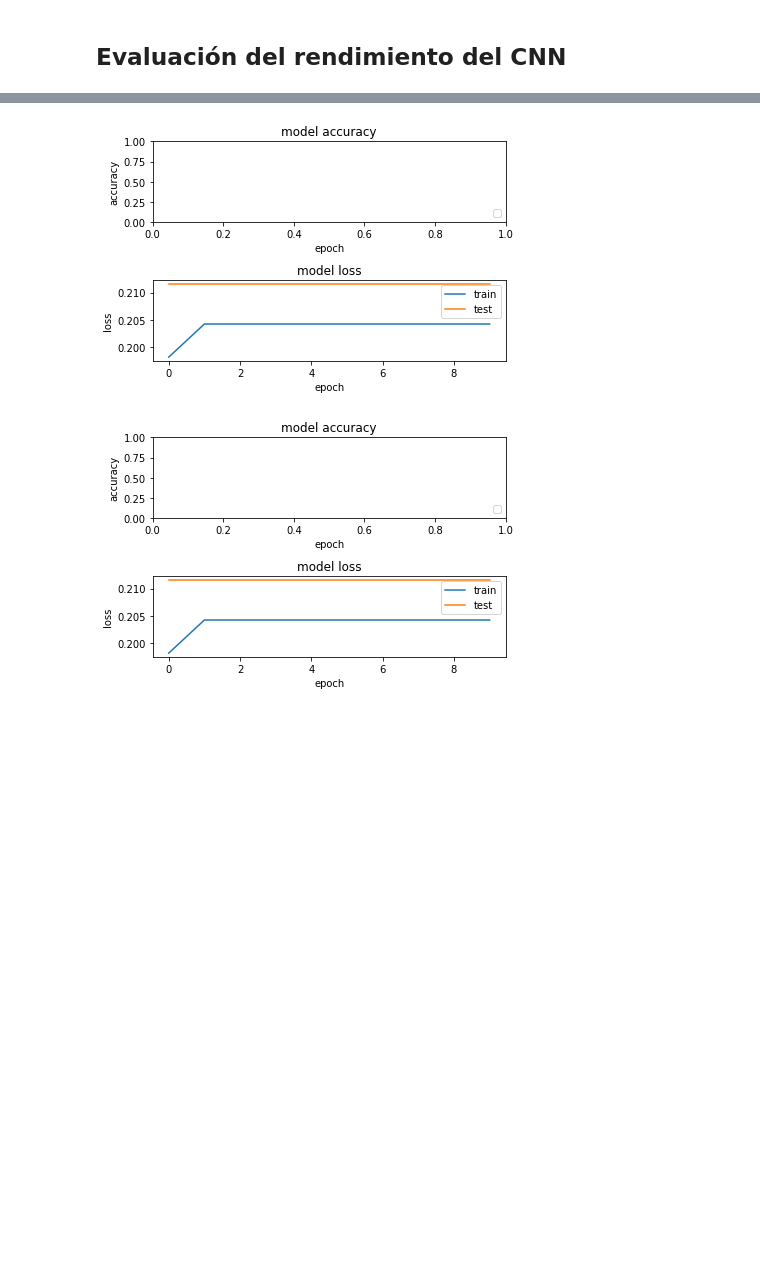
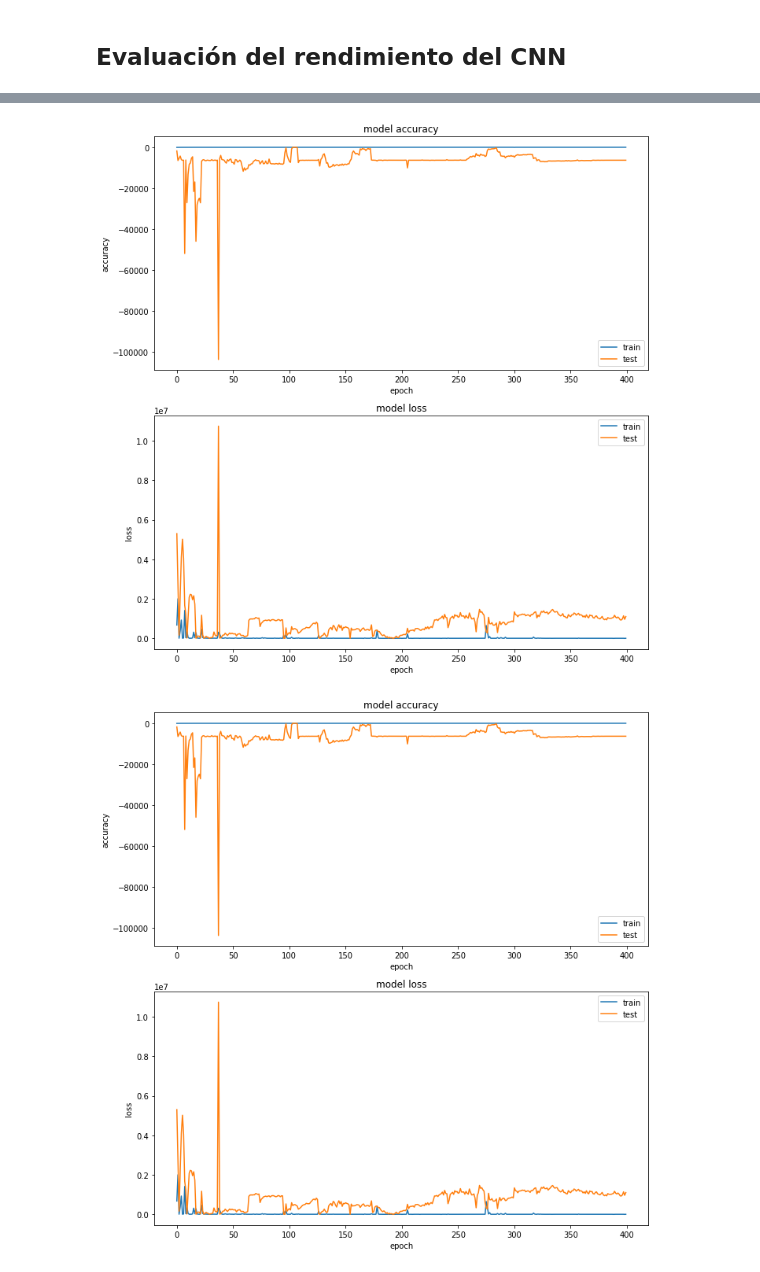
Before and after one commit to MaestriaElectronicaTEC/patterns-recognition, a Jupyter notebook: proyecto_final/ProyectoFinal-parte2.ipynb, the cells around one changed output, grey strips where cells are left out. Saved outputs shown, nothing was run; the diff lists cells and outputs as text; code cells hidden in the pictures; blank space fills up the shorter version.

```diff
--- a/proyecto_final/ProyectoFinal-parte2.ipynb
+++ b/proyecto_final/ProyectoFinal-parte2.ipynb
@@ -18,14 +25,15 @@ Using TensorFlow backend.
 ## Conjunto de datos
 # %%
 def load_image( infilename ) :
-    img = Image.open( './distorted_images/' + infilename ).convert('L')
+    img = Image.open( '/floyd/input/pvqm_db/distorted_images/' + infilename )
     img.load()
     data = np.asarray( img, dtype="int32" )
     return data
 # %%
 from os import listdir
 from os.path import isfile, join
-onlyfiles = [f for f in listdir('distorted_images') if isfile(join('distorted_images', f))]
+path = '/floyd/input/pvqm_db/distorted_images'
+onlyfiles = [f for f in listdir(path) if isfile(join(path, f))]
 
 imageDataset = []
 index = 0
@@ -62,6 +70,7 @@ for i in range(5):
 # %%
 #input image size 28*28
 img_rows , img_cols = 384, 512
+depth = 3
 
 #reshaping
 #this assumes our data format
@@ -69,11 +78,13 @@ img_rows , img_cols = 384, 512
 #"channels_first" assumes (channels, conv_dim1, conv_dim2, conv_dim3).
 
 if k.image_data_format() == 'channels_first':
-    imageDataset = imageDataset.reshape(imageDataset.shape[0], 1, img_rows, img_cols)
+    print('channels first')
+    imageDataset = imageDataset.reshape(imageDataset.shape[0], depth, img_rows, img_cols)
     input_shape = (1, img_rows, img_cols)
 else:
-    imageDataset = imageDataset.reshape(imageDataset.shape[0], img_rows, img_cols, 1)
-    input_shape = (img_rows, img_cols, 1)
+    print('channel last')
+    imageDataset = imageDataset.reshape(imageDataset.shape[0], img_rows, img_cols, depth)
+    input_shape = (img_rows, img_cols, depth)
 
 #more reshaping
 imageDataset = imageDataset.astype('float32')
@@ -158,8 +188,8 @@ _________________________________________________________________
 # %%
 import time
 
-batch_size = 50
-num_epoch = 10
+batch_size = 8
+num_epoch = 400
 
 #model training
 
@@ -168,7 +198,7 @@ start = time.time()
 model_log = model.fit(X_train, Y_train,
           batch_size=batch_size,
           epochs=num_epoch,
-          verbose=1,
+          verbose=0,
           validation_data=(X_test, Y_test))
 
 end = time.time()
@@ -249,26 +262,26 @@ plot_metric(X_test, Y_test, 'Testing set')
 # %%
 import os
 # plotting the metrics
 fig = plt.figure()
 plt.subplot(2,1,1)
-#plt.plot(model_log.history['coeff_determination'])
-#plt.plot(model_log.history['val_coeff_determination'])
+plt.plot(model_log.history['coeff_determination'])
+plt.plot(model_log.history['val_coeff_determination'])
 plt.title('model accuracy')
 plt.ylabel('accuracy')
 plt.xlabel('epoch')
 plt.legend(['train', 'test'], loc='lower right')
 
 plt.subplot(2,1,2)
 plt.plot(model_log.history['loss'])
 plt.plot(model_log.history['val_loss'])
 plt.title('model loss')
 plt.ylabel('loss')
 plt.xlabel('epoch')
 plt.legend(['train', 'test'], loc='upper right')
 
 plt.tight_layout()
 
 fig
 # %% [output]
-[figure, old version]
+[figure, new version]
-[figure, old version]
+[figure, new version]
```
Also changed, not shown: parts of 8 cells of this notebook.
